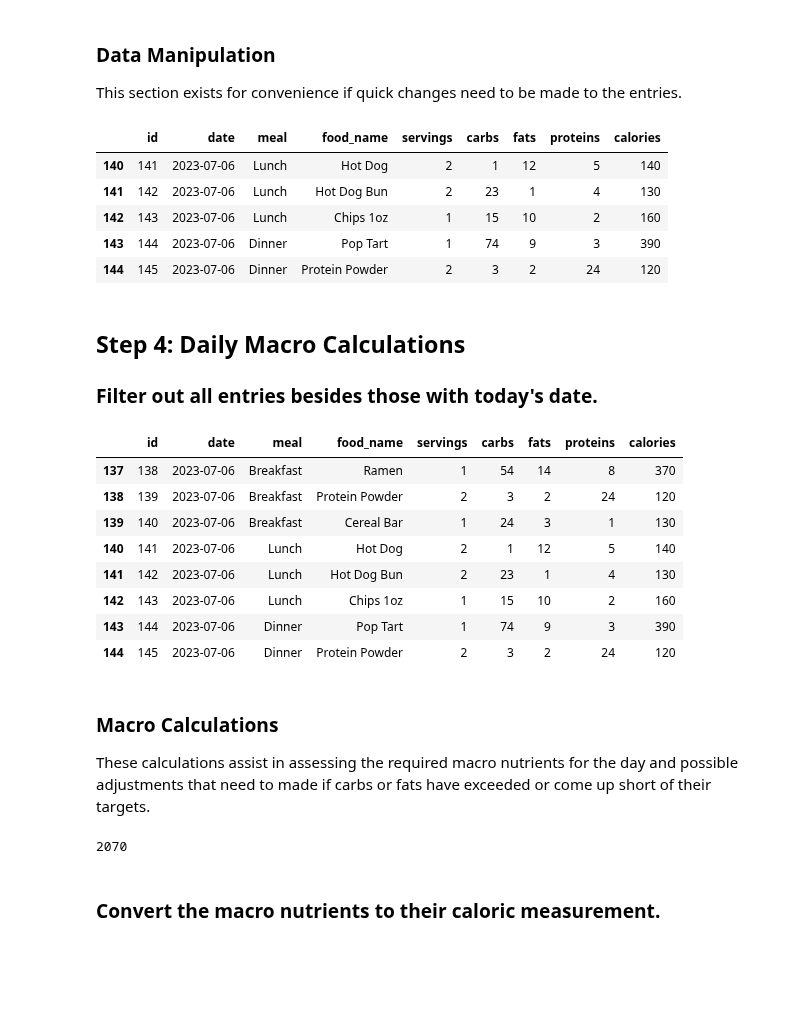
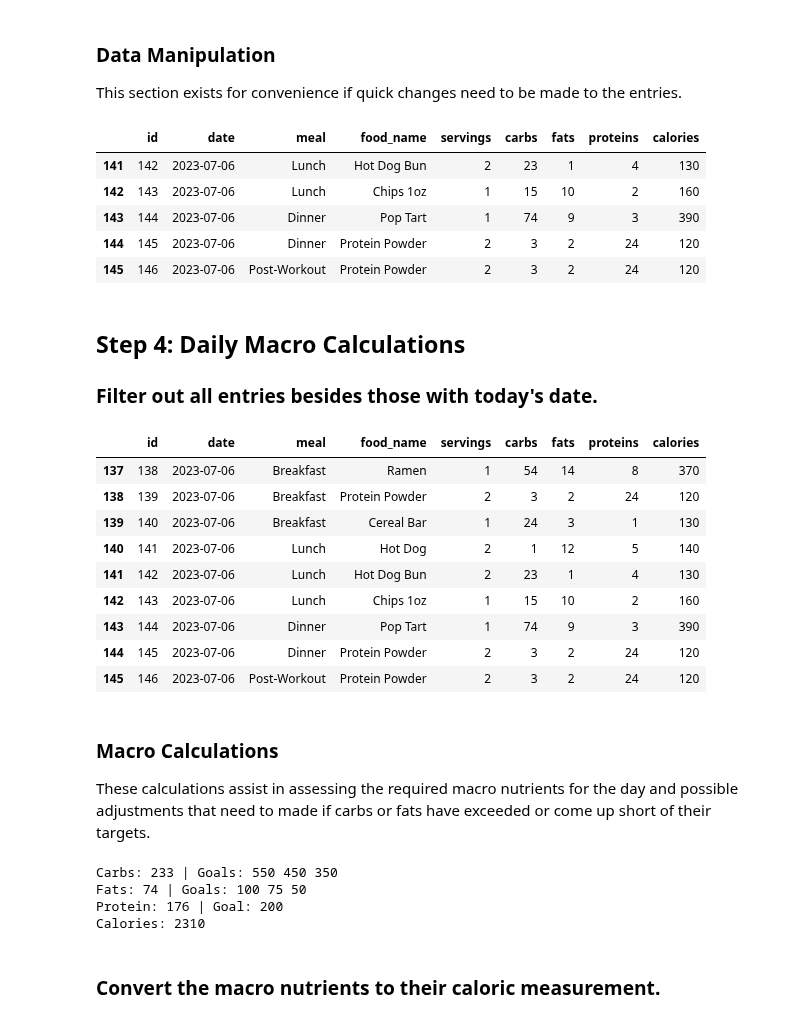
Before and after one commit to Artuk009/NewDIetAndExercise, a Jupyter notebook: Diet_Stuff/diet_v5(InDevelopment).ipynb, the cells around one changed output. Saved outputs shown, nothing was run; the diff lists cells and outputs as text; code cells hidden in the pictures; blank space fills up the shorter version.

```diff
--- a/Diet_Stuff/diet_v5(InDevelopment).ipynb
+++ b/Diet_Stuff/diet_v5(InDevelopment).ipynb
@@ -254,15 +254,15 @@ foods_df.to_csv('datasets/foods_json.csv')
 This section exists for convenience if quick changes need to be made to the entries.
 # %%
 # Get the update table of foods to perform analysis on
-updated_foods = pd.read_sql('''CALL GetFoodsByMealAndDate();''',mysql_url)
+updated_foods = pd.read_sql('''CALL GetFoodsByMealAndDateFromFoods();''',mysql_url)
 updated_foods.tail()
 # %% [output]
 |  | id | date | meal | food_name | servings | carbs | fats | proteins | calories |
-| 140 | 141 | 2023-07-06 | Lunch | Hot Dog | 2 | 1 | 12 | 5 | 140 |
 | 141 | 142 | 2023-07-06 | Lunch | Hot Dog Bun | 2 | 23 | 1 | 4 | 130 |
 | 142 | 143 | 2023-07-06 | Lunch | Chips 1oz | 1 | 15 | 10 | 2 | 160 |
 | 143 | 144 | 2023-07-06 | Dinner | Pop Tart | 1 | 74 | 9 | 3 | 390 |
 | 144 | 145 | 2023-07-06 | Dinner | Protein Powder | 2 | 3 | 2 | 24 | 120 |
+| 145 | 146 | 2023-07-06 | Post-Workout | Protein Powder | 2 | 3 | 2 | 24 | 120 |
 # %% [markdown]
 ## Step 4: Daily Macro Calculations
 ### Filter out all entries besides those with today's date.
@@ -280,16 +280,17 @@ today
 | 142 | 143 | 2023-07-06 | Lunch | Chips 1oz | 1 | 15 | 10 | 2 | 160 |
 | 143 | 144 | 2023-07-06 | Dinner | Pop Tart | 1 | 74 | 9 | 3 | 390 |
 | 144 | 145 | 2023-07-06 | Dinner | Protein Powder | 2 | 3 | 2 | 24 | 120 |
+| 145 | 146 | 2023-07-06 | Post-Workout | Protein Powder | 2 | 3 | 2 | 24 | 120 |
 # %% [markdown]
 ### Macro Calculations
 These calculations assist in assessing the required macro nutrients for the day and possible adjustments
 that need to made if carbs or fats have exceeded or come up short of their targets.
 # %%
 # Calculate macronutrient totals based on serving count
-total_carbs = int((today['carbs'] * today['servings']).sum())
-total_fats = int((today['fats'] * today['servings']).sum())
-total_proteins = int((today['proteins'] * today['servings']).sum())
-total_cals = int((today['calories'] * today['servings']).sum())
+total_carbs = (today['carbs'].astype(int) * today['servings']).sum()
+total_fats = (today['fats'].astype(int) * today['servings']).sum()
+total_proteins = (today['proteins'].astype(int) * today['servings']).sum()
+total_cals = (today['calories'].astype(int) * today['servings']).sum()
 
 # Carb and Fat goals (Workout Type: Large, Small, Rest)
 carb_goal_large = 550
@@ -304,7 +305,10 @@ print(f"Fats: {total_fats} | Goals: {fat_goal_large} {fat_goal_small} {fat_goal_
 print(f"Protein: {total_proteins} | Goal: 200")
 print(f"Calories: {total_cals}")
 # %% [output]
-2070
+Carbs: 233 | Goals: 550 450 350
+Fats: 74 | Goals: 100 75 50
+Protein: 176 | Goal: 200
+Calories: 2310
 # %% [markdown]
 ### Convert the macro nutrients to their caloric measurement.
 # %%
```
Also changed, not shown: parts of 2 cells of this notebook, 1 other file.
